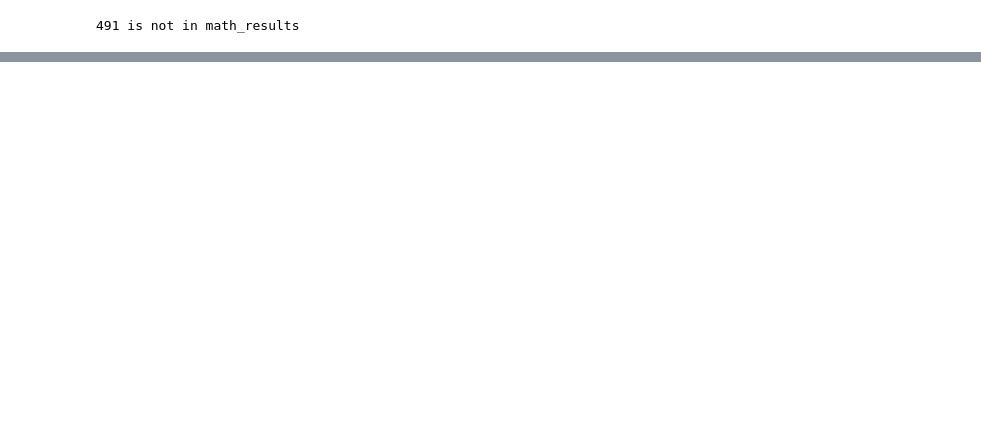
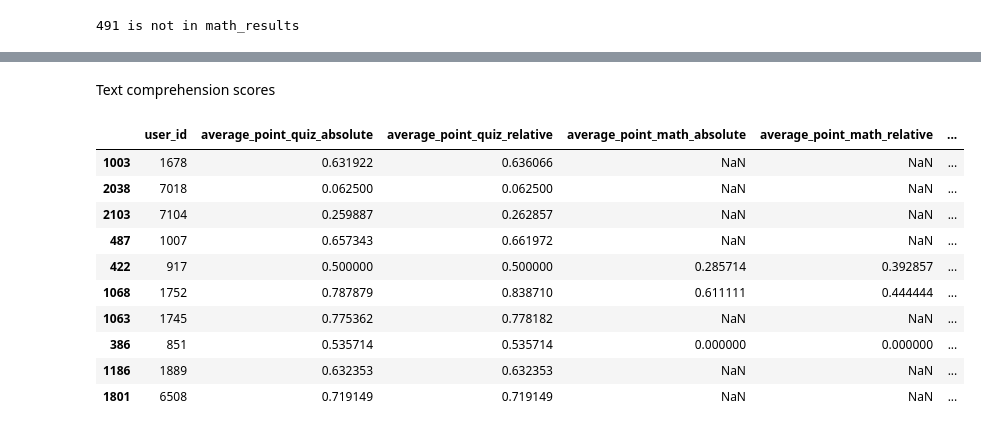
Before and after one commit to Tournedos/MLBD_2026, a Jupyter notebook: m4.ipynb, the cells around one changed output, grey strips where cells are left out. Drawn from its saved outputs; the diff is of its cells as text; code cells hidden in the pictures; blank space fills up the shorter version.

```diff
--- a/m4.ipynb
+++ b/m4.ipynb
@@ -176,0 +266,32 @@ else:
+# %% [markdown]
+Text comprehension scores
+# %%
+# Fix inconsistent rows
+text_results.loc[text_results['points'] > text_results['max_points'], 'max_points'] = \
+    text_results.loc[text_results['points'] > text_results['max_points'], 'points']
+
+# Fix when max points = 0
+text_valid = text_results[text_results['max_points'] > 0].copy()
+text_valid['points_relative'] = text_valid['points'] / text_valid['max_points']
+
+# Absolute and relative scores per user
+avg_point_text_absolute = text_valid.groupby('user_id')['points'].mean().reset_index(name='average_point_text_absolute')
+avg_point_text_relative = text_valid.groupby('user_id')['points_relative'].mean().reset_index(name='average_point_text_relative')
+
+# Merge into perf_by_users
+perf_by_users = perf_by_users.merge(avg_point_text_absolute, on='user_id', how='left')
+perf_by_users = perf_by_users.merge(avg_point_text_relative, on='user_id', how='left')
+
+perf_by_users.sample(10)
+# %% [output]
+|  | user_id | average_point_quiz_absolute | average_point_quiz_relative | average_point_math_absolute | average_point_math_relative | ... |
+| 1003 | 1678 | 0.631922 | 0.636066 | NaN | NaN | ... |
+| 2038 | 7018 | 0.062500 | 0.062500 | NaN | NaN | ... |
+| 2103 | 7104 | 0.259887 | 0.262857 | NaN | NaN | ... |
+| 487 | 1007 | 0.657343 | 0.661972 | NaN | NaN | ... |
+| 422 | 917 | 0.500000 | 0.500000 | 0.285714 | 0.392857 | ... |
+| 1068 | 1752 | 0.787879 | 0.838710 | 0.611111 | 0.444444 | ... |
+| 1063 | 1745 | 0.775362 | 0.778182 | NaN | NaN | ... |
+| 386 | 851 | 0.535714 | 0.535714 | 0.000000 | 0.000000 | ... |
+| 1186 | 1889 | 0.632353 | 0.632353 | NaN | NaN | ... |
+| 1801 | 6508 | 0.719149 | 0.719149 | NaN | NaN | ... |
```
Also changed, not shown: parts of 17 cells of this notebook, 2 other files.
